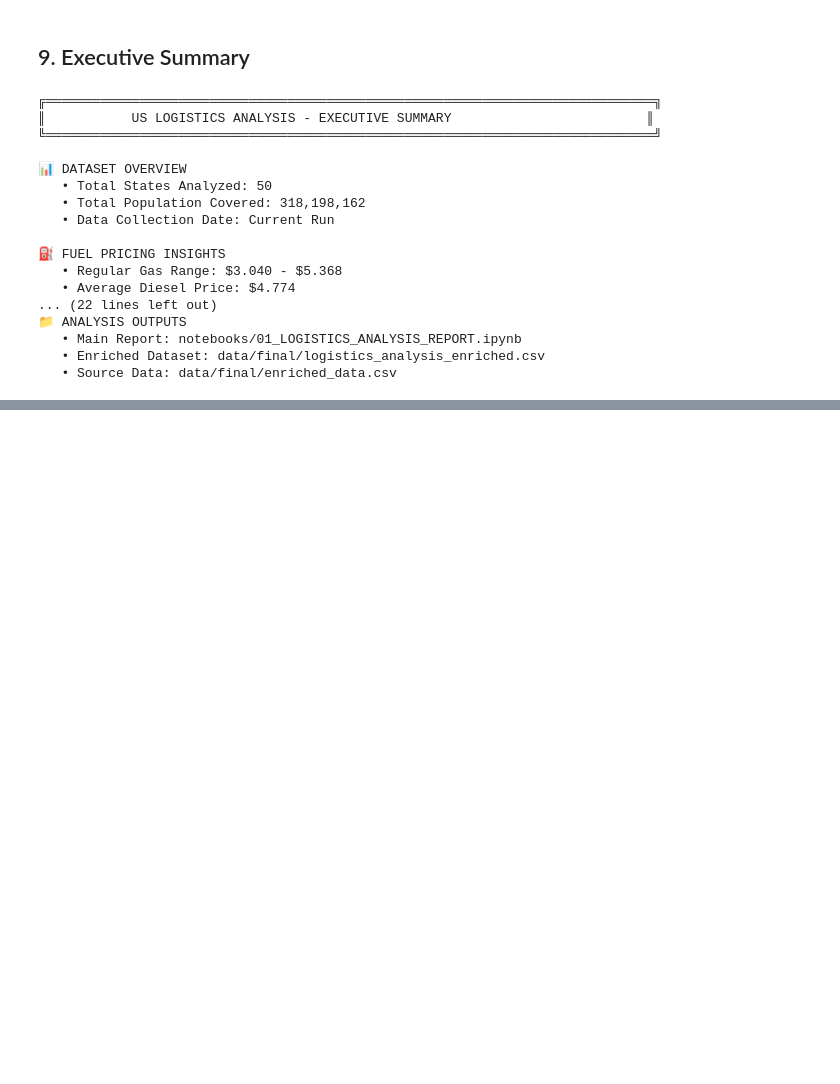
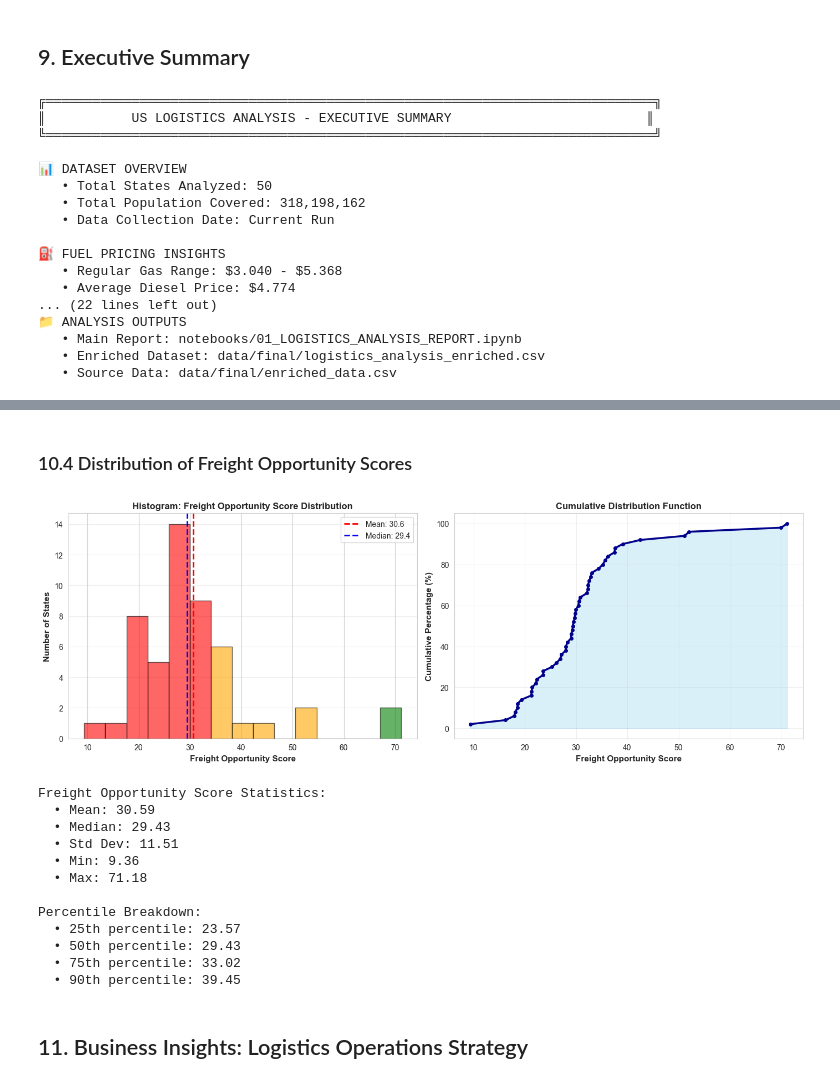
Before and after one commit to juandelaf1/DashLogistics, a Jupyter notebook: notebooks/01_LOGISTICS_ANALYSIS_REPORT.ipynb, the cells around one changed output, grey strips where cells are left out. Drawn from its saved outputs; the diff is of its cells as text; code cells hidden in the pictures; blank space fills up the shorter version.

```diff
--- a/notebooks/01_LOGISTICS_ANALYSIS_REPORT.ipynb
+++ b/notebooks/01_LOGISTICS_ANALYSIS_REPORT.ipynb
@@ -541,0 +747,78 @@ print(summary)
+# %% [markdown]
+### 10.4 Distribution of Freight Opportunity Scores
+# %%
+# Create histogram
+fig, axes = plt.subplots(1, 2, figsize=(14, 5))
+
+# Histogram
+n, bins, patches = axes[0].hist(df_kpi['freight_opportunity_score'],
+                                 bins=15,
+                                 color='skyblue',
+                                 edgecolor='black',
+                                 alpha=0.7)
+
+# Color bars by value
+for i, patch in enumerate(patches):
+    if bins[i] < 30:
+        patch.set_facecolor('red')
+        patch.set_alpha(0.6)
+    elif bins[i] < 60:
+        patch.set_facecolor('orange')
+        patch.set_alpha(0.6)
+    else:
+        patch.set_facecolor('green')
+        patch.set_alpha(0.6)
+
+axes[0].set_xlabel('Freight Opportunity Score', fontsize=11, fontweight='bold')
+axes[0].set_ylabel('Number of States', fontsize=11, fontweight='bold')
+axes[0].set_title('Histogram: Freight Opportunity Score Distribution', fontsize=12, fontweight='bold')
+axes[0].axvline(df_kpi['freight_opportunity_score'].mean(),
+               color='red', linestyle='--', linewidth=2, label=f"Mean: {df_kpi['freight_opportunity_score'].mean():.1f}")
+axes[0].axvline(df_kpi['freight_opportunity_score'].median(),
+               color='blue', linestyle='--', linewidth=2, label=f"Median: {df_kpi['freight_opportunity_score'].median():.1f}")
+axes[0].legend()
+axes[0].grid(True, alpha=0.3, axis='y')
+
+# Cumulative distribution
+sorted_scores = np.sort(df_kpi['freight_opportunity_score'])
+cumulative = np.arange(1, len(sorted_scores) + 1) / len(sorted_scores) * 100
+
+axes[1].plot(sorted_scores, cumulative, linewidth=2.5, color='darkblue', marker='o', markersize=4)
+axes[1].fill_between(sorted_scores, cumulative, alpha=0.3, color='skyblue')
+axes[1].set_xlabel('Freight Opportunity Score', fontsize=11, fontweight='bold')
+axes[1].set_ylabel('Cumulative Percentage (%)', fontsize=11, fontweight='bold')
+axes[1].set_title('Cumulative Distribution Function', fontsize=12, fontweight='bold')
+axes[1].grid(True, alpha=0.3)
+
+plt.tight_layout()
+plt.show()
+
+# Summary statistics
+print('Freight Opportunity Score Statistics:')
+print(f'  • Mean: {df_kpi["freight_opportunity_score"].mean():.2f}')
+print(f'  • Median: {df_kpi["freight_opportunity_score"].median():.2f}')
+print(f'  • Std Dev: {df_kpi["freight_opportunity_score"].std():.2f}')
+print(f'  • Min: {df_kpi["freight_opportunity_score"].min():.2f}')
+print(f'  • Max: {df_kpi["freight_opportunity_score"].max():.2f}')
+
+# Percentile breakdown
+print(f'\nPercentile Breakdown:')
+for p in [25, 50, 75, 90]:
+    val = df_kpi['freight_opportunity_score'].quantile(p/100)
+    print(f'  • {p}th percentile: {val:.2f}')
+# %% [output]
+[figure, added]
+Freight Opportunity Score Statistics:
+  • Mean: 30.59
+  • Median: 29.43
+  • Std Dev: 11.51
+  • Min: 9.36
+  • Max: 71.18
+
+Percentile Breakdown:
+  • 25th percentile: 23.57
+  • 50th percentile: 29.43
+  • 75th percentile: 33.02
+  • 90th percentile: 39.45
+# %% [markdown]
+## 11. Business Insights: Logistics Operations Strategy
```
Also changed, not shown: parts of 9 cells of this notebook.
